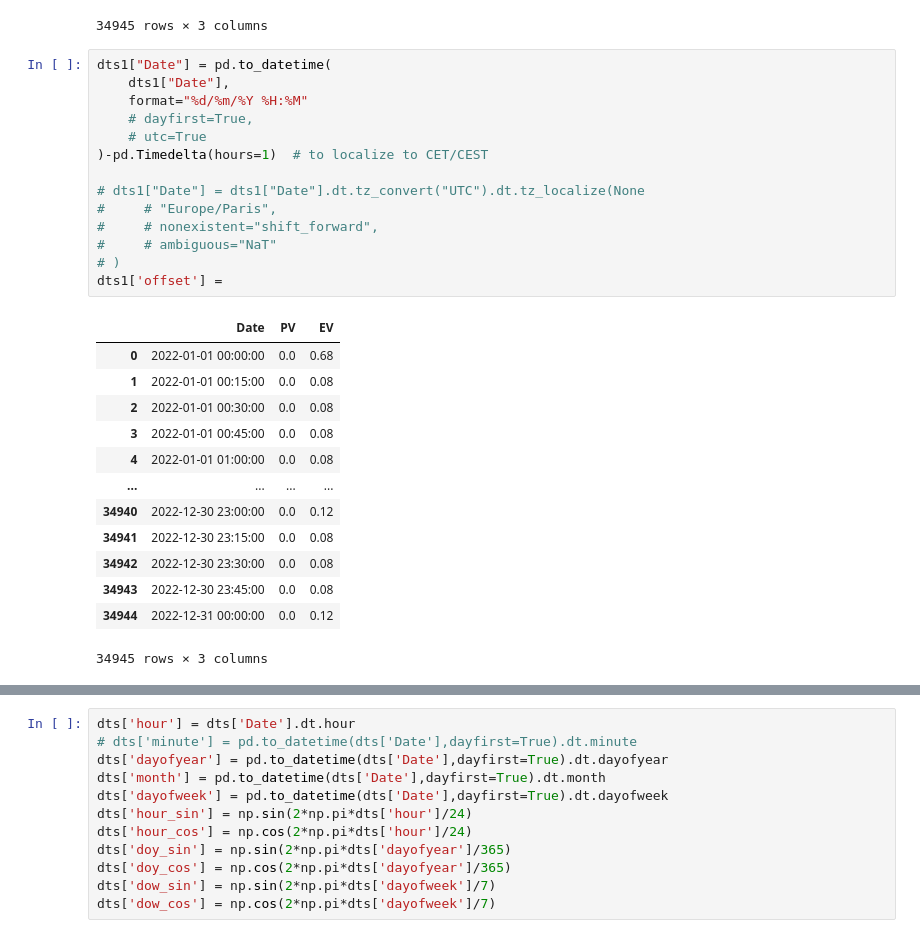
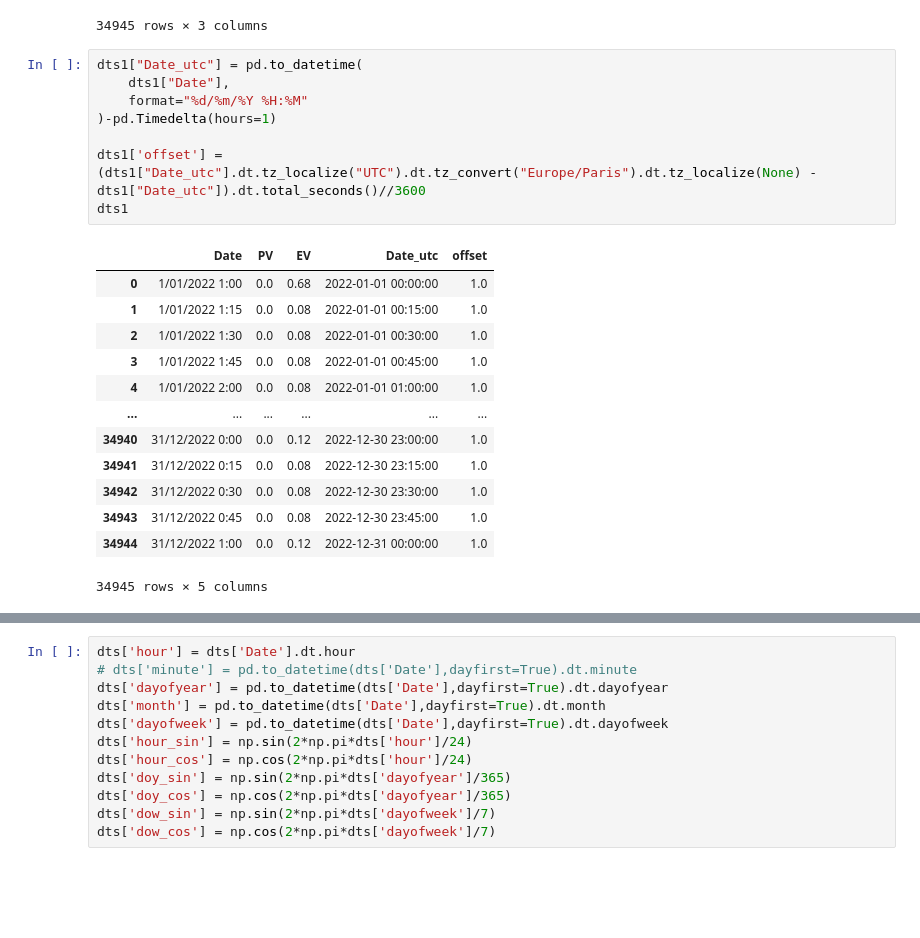
Before and after one commit to SpongeStark/Pre-PhD, a Jupyter notebook: demo/train_naive_PV_2022.ipynb, the cells around one changed output, grey strips where cells are left out. Saved outputs shown, nothing was run; the diff lists cells and outputs as text; blank space fills up the shorter version.

```diff
--- a/demo/train_naive_PV_2022.ipynb
+++ b/demo/train_naive_PV_2022.ipynb
@@ -29,30 +29,24 @@ dts1
 | 34944 | 31/12/2022 1:00 | 0.0 | 0.12 |
 34945 rows × 3 columns
 # %%
-dts1["Date"] = pd.to_datetime(
+dts1["Date_utc"] = pd.to_datetime(
     dts1["Date"],
     format="%d/%m/%Y %H:%M"
-    # dayfirst=True,
-    # utc=True
-)-pd.Timedelta(hours=1)  # to localize to CET/CEST
+)-pd.Timedelta(hours=1)
 
-# dts1["Date"] = dts1["Date"].dt.tz_convert("UTC").dt.tz_localize(None
-#     # "Europe/Paris",
-#     # nonexistent="shift_forward",
-#     # ambiguous="NaT"
-# )
-dts1['offset'] =
+dts1['offset'] = (dts1["Date_utc"].dt.tz_localize("UTC").dt.tz_convert("Europe/Paris").dt.tz_localize(None) - dts1["Date_utc"]).dt.total_seconds()//3600
+dts1
 # %% [output]
-|  | Date | PV | EV |
-| 0 | 2022-01-01 00:00:00 | 0.0 | 0.68 |
-| 1 | 2022-01-01 00:15:00 | 0.0 | 0.08 |
-| 2 | 2022-01-01 00:30:00 | 0.0 | 0.08 |
-| 3 | 2022-01-01 00:45:00 | 0.0 | 0.08 |
-| 4 | 2022-01-01 01:00:00 | 0.0 | 0.08 |
-| ... | ... | ... | ... |
-| 34940 | 2022-12-30 23:00:00 | 0.0 | 0.12 |
-| 34941 | 2022-12-30 23:15:00 | 0.0 | 0.08 |
-| 34942 | 2022-12-30 23:30:00 | 0.0 | 0.08 |
-| 34943 | 2022-12-30 23:45:00 | 0.0 | 0.08 |
-| 34944 | 2022-12-31 00:00:00 | 0.0 | 0.12 |
+|  | Date | PV | EV | Date_utc | offset |
+| 0 | 1/01/2022 1:00 | 0.0 | 0.68 | 2022-01-01 00:00:00 | 1.0 |
+| 1 | 1/01/2022 1:15 | 0.0 | 0.08 | 2022-01-01 00:15:00 | 1.0 |
+| 2 | 1/01/2022 1:30 | 0.0 | 0.08 | 2022-01-01 00:30:00 | 1.0 |
+| 3 | 1/01/2022 1:45 | 0.0 | 0.08 | 2022-01-01 00:45:00 | 1.0 |
+| 4 | 1/01/2022 2:00 | 0.0 | 0.08 | 2022-01-01 01:00:00 | 1.0 |
+| ... | ... | ... | ... | ... | ... |
+| 34940 | 31/12/2022 0:00 | 0.0 | 0.12 | 2022-12-30 23:00:00 | 1.0 |
+| 34941 | 31/12/2022 0:15 | 0.0 | 0.08 | 2022-12-30 23:15:00 | 1.0 |
+| 34942 | 31/12/2022 0:30 | 0.0 | 0.08 | 2022-12-30 23:30:00 | 1.0 |
+| 34943 | 31/12/2022 0:45 | 0.0 | 0.08 | 2022-12-30 23:45:00 | 1.0 |
+| 34944 | 31/12/2022 1:00 | 0.0 | 0.12 | 2022-12-31 00:00:00 | 1.0 |
-34945 rows × 3 columns
+34945 rows × 5 columns
```
Also changed, not shown: parts of 16 cells of this notebook, 1 other file.
